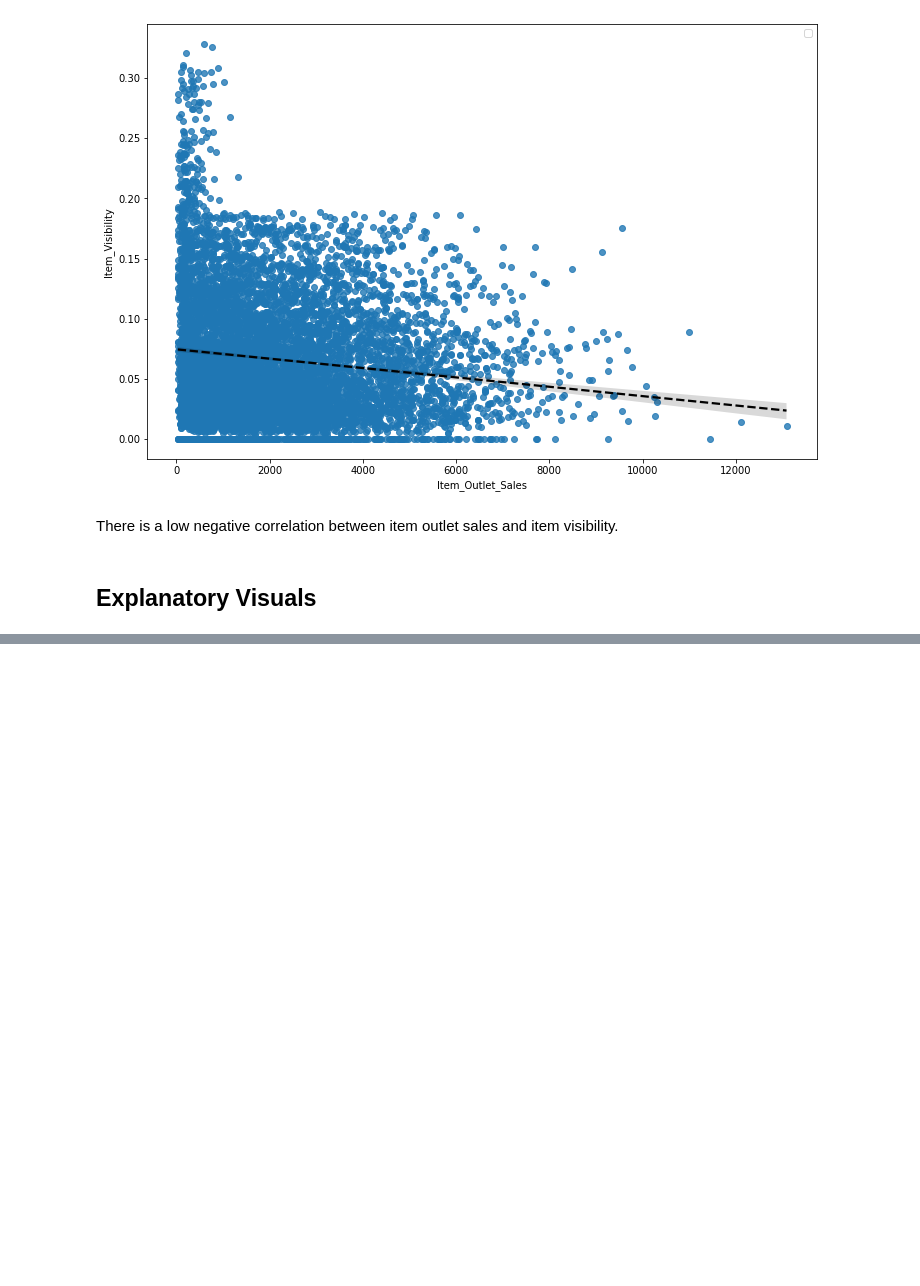
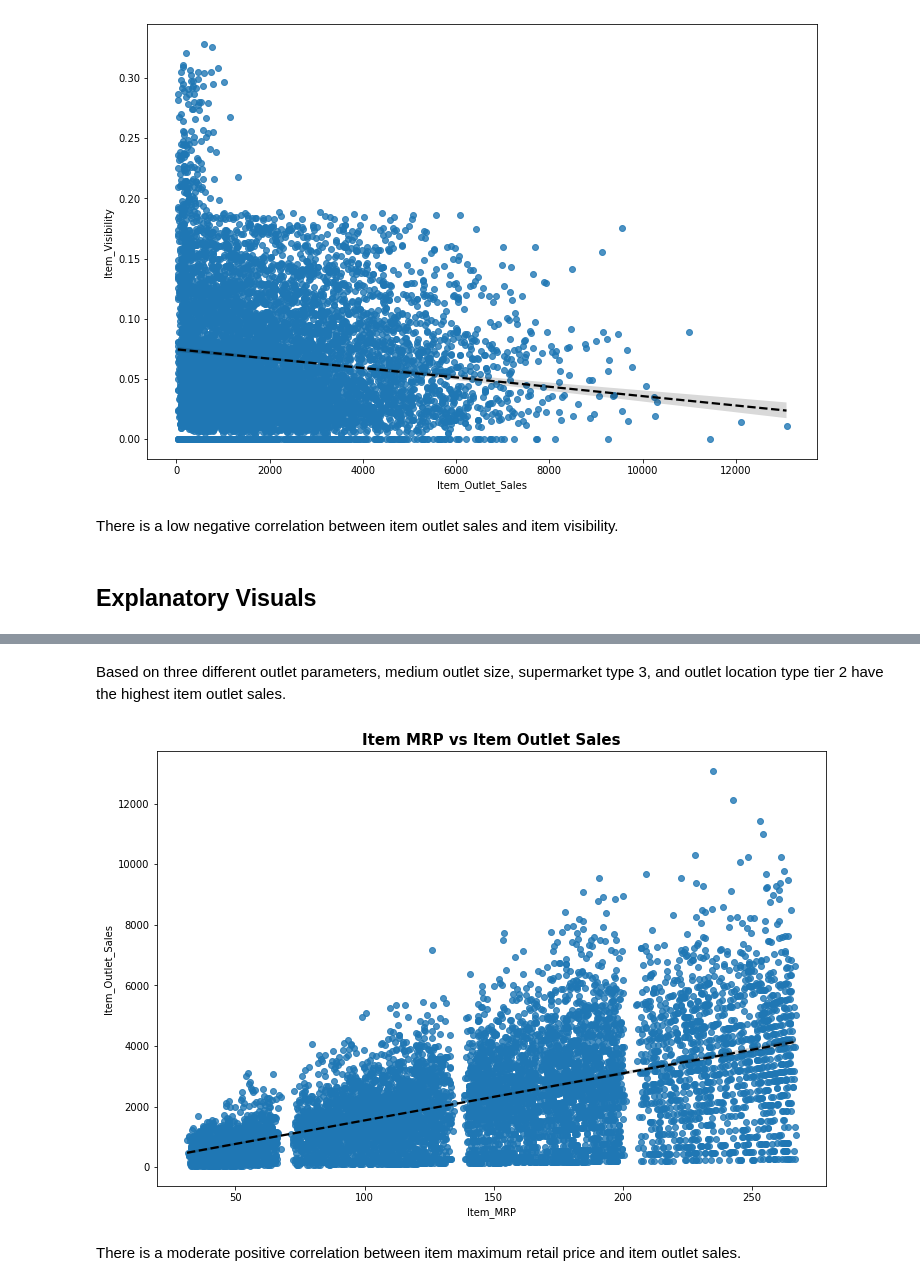
Before and after one commit to Beagan19/GH_collab, a Jupyter notebook: food_sales_predictions.ipynb, the cells around one changed output, grey strips where cells are left out. Saved outputs shown, nothing was run; the diff lists cells and outputs as text; code cells hidden in the pictures; blank space fills up the shorter version.

```diff
--- a/food_sales_predictions.ipynb
+++ b/food_sales_predictions.ipynb
@@ -204,0 +221,11 @@ There is a low negative correlation between item outlet sales and item visibilit
+# %% [markdown]
+Based on three different outlet parameters, medium outlet size, supermarket type 3, and outlet location type tier 2 have the highest item outlet sales.
+# %%
+# regression plot for item MRP and item outlet sales
+plt.figure(figsize = (12, 8))
+sns.regplot(data = food_sales_df, x = 'Item_MRP', y = 'Item_Outlet_Sales',  line_kws={'color': 'black', 'ls': '--'})
+plt.title('Item MRP vs Item Outlet Sales', fontsize = 15, fontweight = 'bold');
+# %% [output]
+[figure, added]
+# %% [markdown]
+There is a moderate positive correlation between item maximum retail price and item outlet sales.
```
Also changed, not shown: parts of 3 cells of this notebook.
